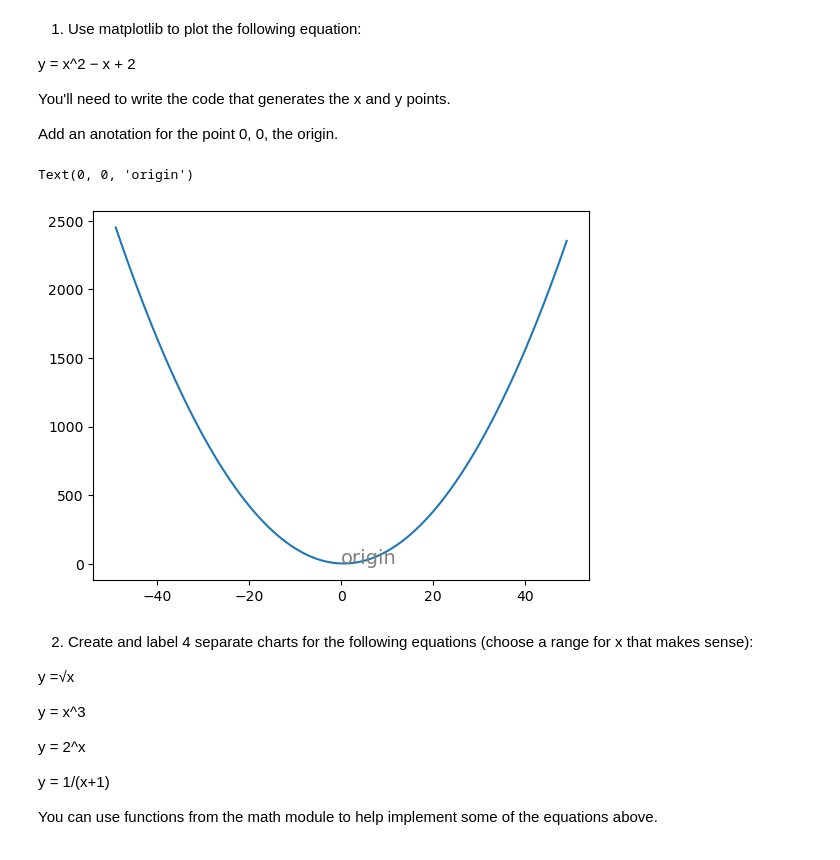
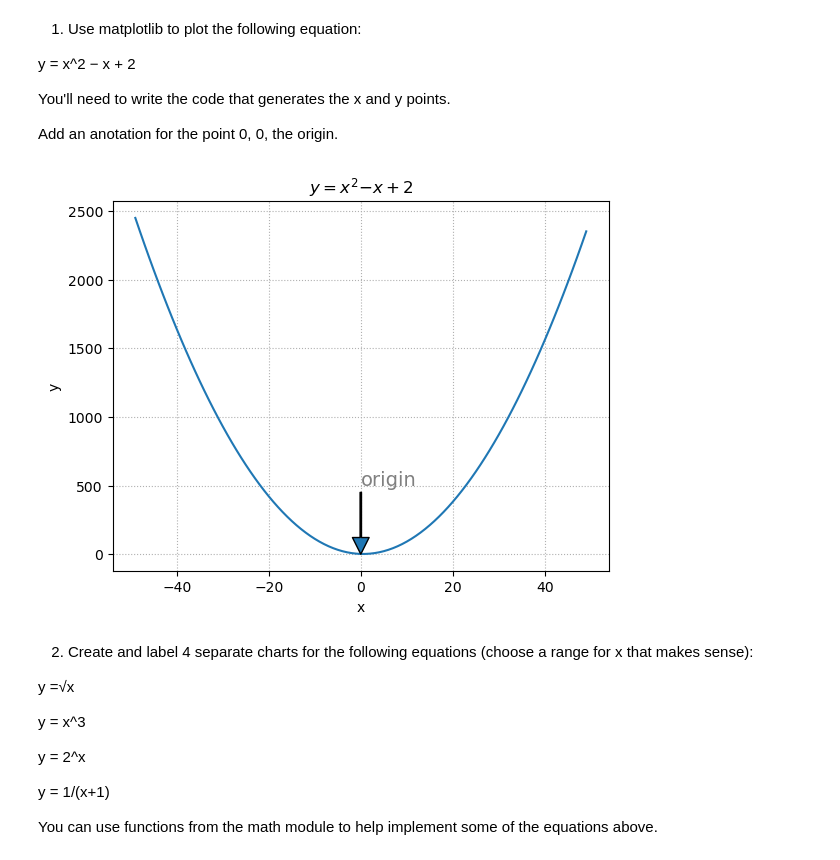
Before and after one commit to nicolas-angarita/data_science_libraries, a Jupyter notebook: matplotlib_exercises.ipynb, the cells around one changed output. Cells and saved outputs as stored; diff of their text form; code cells hidden in the pictures.

```diff
--- a/matplotlib_exercises.ipynb
+++ b/matplotlib_exercises.ipynb
@@ -12,13 +12,18 @@ import numpy as np
 import matplotlib.pyplot as plt
 # %%
 x = list(range(-49, 50))
-y = [n ** 2 - n +2 for n in x]
+y = [n ** 2 - n + 2 for n in x]
 
 plt.plot(x,y)
-plt.annotate(xytext = (0, 0), xy = (0,0), text = 'origin', fontsize = 14, c = 'grey')
+plt.title('$y = x^2 − x + 2$')
+plt.xlabel('x')
+plt.ylabel('y')
+plt.annotate(xytext = (0, 500), xy = (0,0), text = 'origin',
+             fontsize = 14, c = 'grey', arrowprops = {'width': 1})
+
+plt.grid(ls = ':')
 # %% [output]
-Text(0, 0, 'origin')
-[figure, old version]
+[figure, new version]
 # %% [markdown]
 2. Create and label 4 separate charts for the following equations (choose a range for x that makes sense):
 
```
Also changed, not shown: parts of 6 cells of this notebook, 1 other file.
